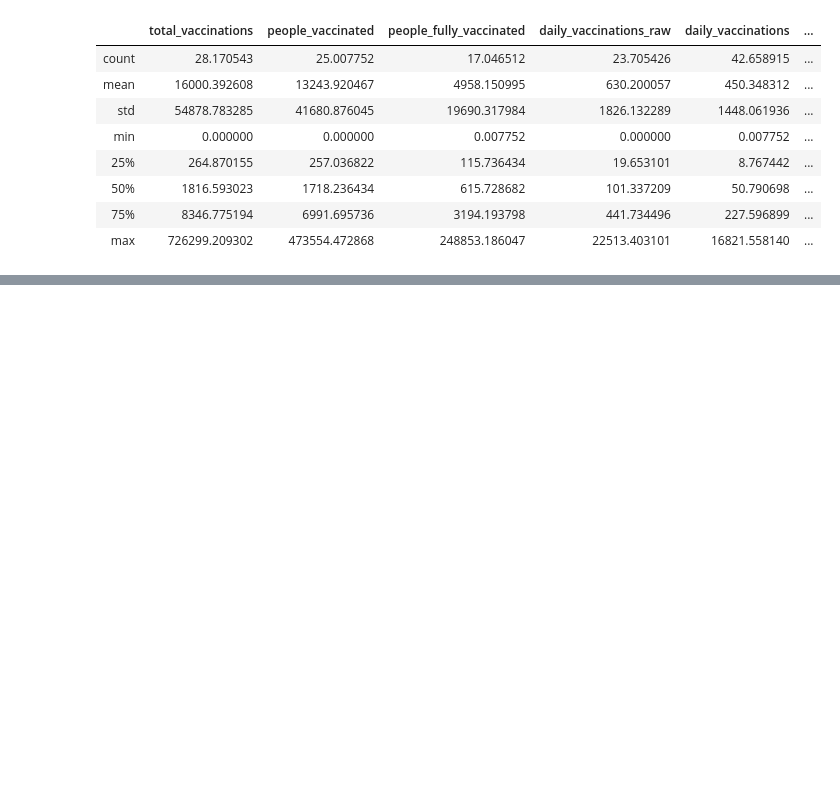
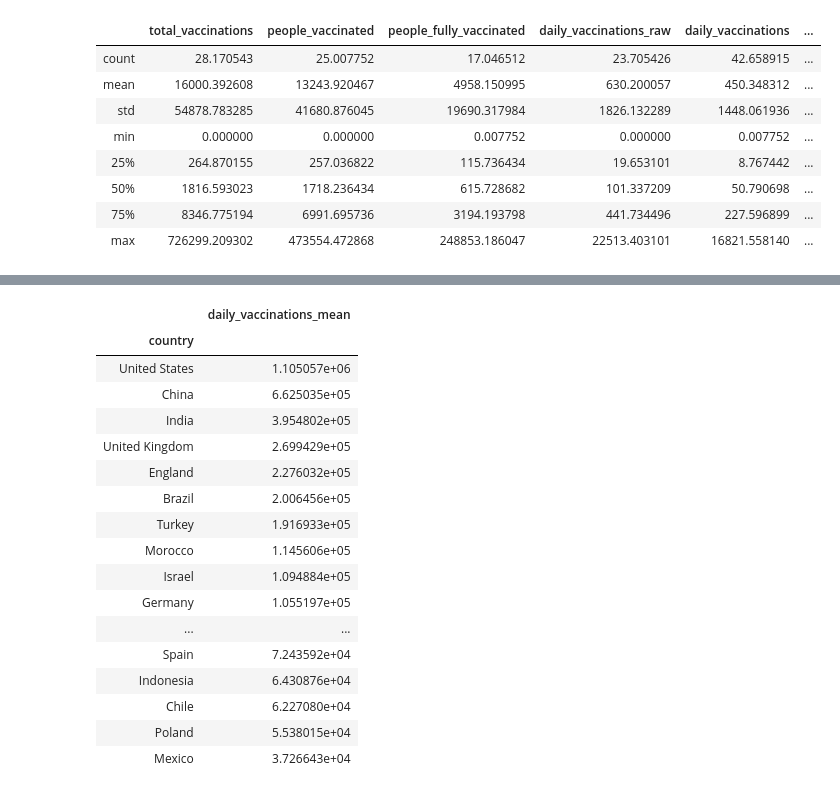
Before and after one commit to kamilaurbanczyk/covid_vaccinations_data_analysis, a Jupyter notebook: Covid vaccinations data analysis.ipynb, the cells around one changed output, grey strips where cells are left out. Cells and saved outputs as stored; diff of their text form; code cells hidden in the pictures; blank space fills up the shorter version.

Commit message:
create daily_vaccinations_countries

```diff
--- a/Covid vaccinations data analysis.ipynb
+++ b/Covid vaccinations data analysis.ipynb
@@ -182,3 +182,9 @@ world_statistics/129
 | 50% | 1816.593023 | 1718.236434 | 615.728682 | 101.337209 | 50.790698 | ... |
 | 75% | 8346.775194 | 6991.695736 | 3194.193798 | 441.734496 | 227.596899 | ... |
 | max | 726299.209302 | 473554.472868 | 248853.186047 | 22513.403101 | 16821.558140 | ... |
+# %%
+#Drop rows with missing data in column 'daily vaccinations'
+
+daily_vaccinations = data.dropna(subset=['daily_vaccinations'])
+
+daily_vaccinations.isnull().sum()
@@ -184,0 +208,29 @@ world_statistics/129
+# %%
+daily_vaccinations_countries = (
+    daily_vaccinations[['country', 'daily_vaccinations']]
+    .groupby('country')
+    .mean()
+    .rename(columns={'daily_vaccinations': 'daily_vaccinations_mean'})
+    .sort_values(by='daily_vaccinations_mean', ascending=False)
+
+)
+daily_vaccinations_countries.head(20)
+# %% [output]
+|  | daily_vaccinations_mean |
+| country |  |
+| United States | 1.105057e+06 |
+| China | 6.625035e+05 |
+| India | 3.954802e+05 |
+| United Kingdom | 2.699429e+05 |
+| England | 2.276032e+05 |
+| Brazil | 2.006456e+05 |
+| Turkey | 1.916933e+05 |
+| Morocco | 1.145606e+05 |
+| Israel | 1.094884e+05 |
+| Germany | 1.055197e+05 |
+| ... | ... |
+| Spain | 7.243592e+04 |
+| Indonesia | 6.430876e+04 |
+| Chile | 6.227080e+04 |
+| Poland | 5.538015e+04 |
+| Mexico | 3.726643e+04 |
```
Also changed, not shown: parts of 2 cells of this notebook.
